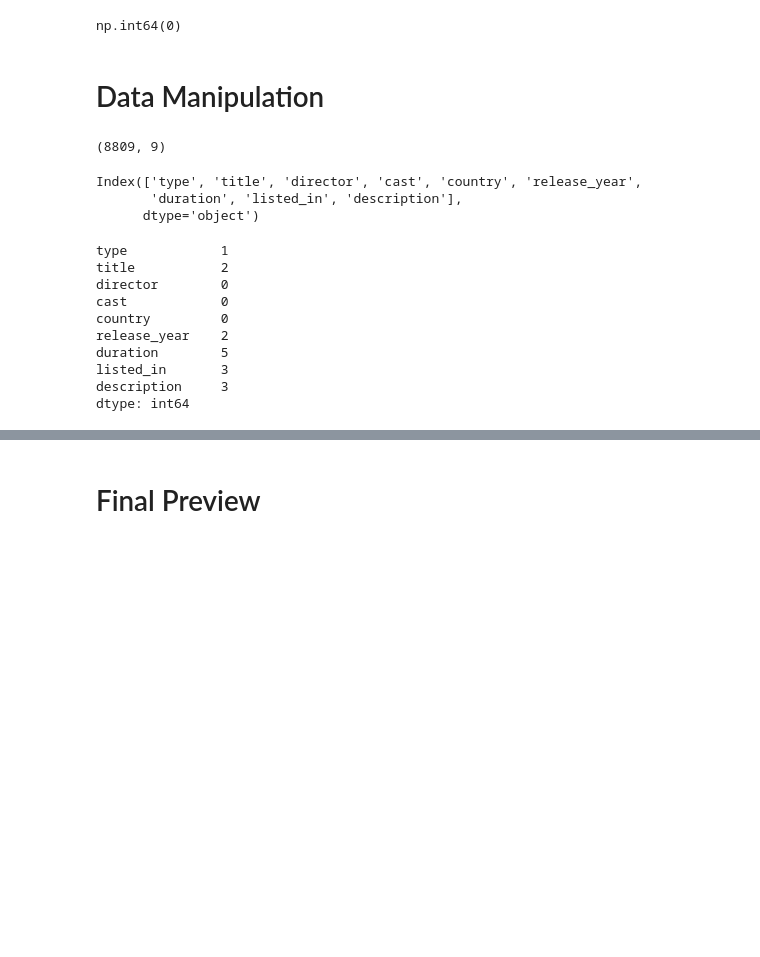
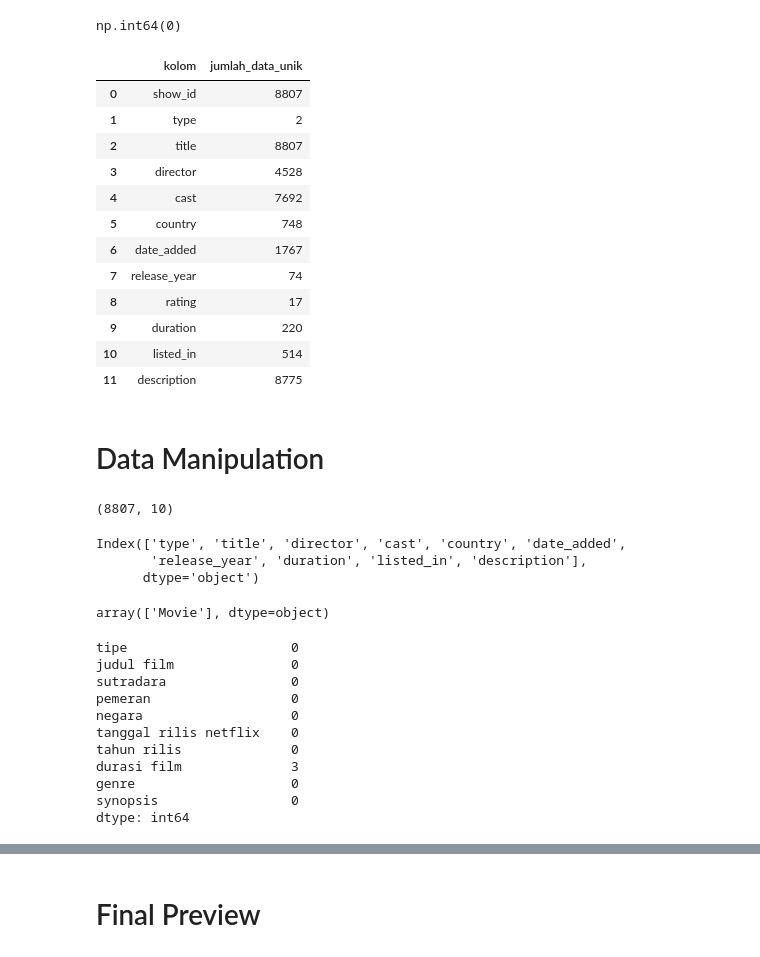
Before and after one commit to rafiachmadfr/netflix-movies-analysis, a Jupyter notebook: notebook/preprocessing.ipynb, the cells around one changed output, grey strips where cells are left out. Cells and saved outputs as stored; diff of their text form; code cells hidden in the pictures; blank space fills up the shorter version.

```diff
--- a/notebook/preprocessing.ipynb
+++ b/notebook/preprocessing.ipynb
@@ -66,15 +67,36 @@ dtype: int64
 df_data.duplicated().sum()
 # %% [output]
 np.int64(0)
+# %%
+unique_counts = pd.DataFrame({
+    'kolom': df_data.columns,
+    'jumlah_data_unik': [df_data[col].nunique() for col in df_data.columns]
+})
+
+unique_counts
+# %% [output]
+|  | kolom | jumlah_data_unik |
+| 0 | show_id | 8807 |
+| 1 | type | 2 |
+| 2 | title | 8807 |
+| 3 | director | 4528 |
+| 4 | cast | 7692 |
+| 5 | country | 748 |
+| 6 | date_added | 1767 |
+| 7 | release_year | 74 |
+| 8 | rating | 17 |
+| 9 | duration | 220 |
+| 10 | listed_in | 514 |
+| 11 | description | 8775 |
 # %% [markdown]
 # Data Manipulation
 # %%
-df_data = df_data.drop(columns=['show_id', 'date_added', 'rating'])
+df_data = df_data.drop(columns=['show_id', 'rating'])
 
 print(df_data.shape)
 df_data.columns
 # %% [output]
-(8809, 9)
+(8807, 10)
-Index(['type', 'title', 'director', 'cast', 'country', 'release_year',
-       'duration', 'listed_in', 'description'],
+Index(['type', 'title', 'director', 'cast', 'country', 'date_added',
+       'release_year', 'duration', 'listed_in', 'description'],
       dtype='object')
@@ -81,17 +116,24 @@ Index(['type', 'title', 'director', 'cast', 'country', 'release_year',
+# %%
+df_data = df_data[df_data['tipe'] != 'TV Show']
+
+df_data['tipe'].unique()
+# %% [output]
+array(['Movie'], dtype=object)
 # %%
-df_data[['director', 'cast', 'country']] = df_data[['director', 'cast', 'country']].fillna('Unknow')
+df_data[['sutradara', 'pemeran', 'negara']] = df_data[['sutradara', 'pemeran', 'negara']].fillna('Unknow')
 
 df_data.isnull().sum()
 # %% [output]
-type            1
-title           2
-director        0
-cast            0
-country         0
-release_year    2
-duration        5
-listed_in       3
-description     3
+tipe                     0
+judul film               0
+sutradara                0
+pemeran                  0
+negara                   0
+tanggal rilis netflix    0
+tahun rilis              0
+durasi film              3
+genre                    0
+synopsis                 0
 dtype: int64
 # %%
 df_data.dropna(inplace=True)
```
Also changed, not shown: parts of 17 cells of this notebook.
